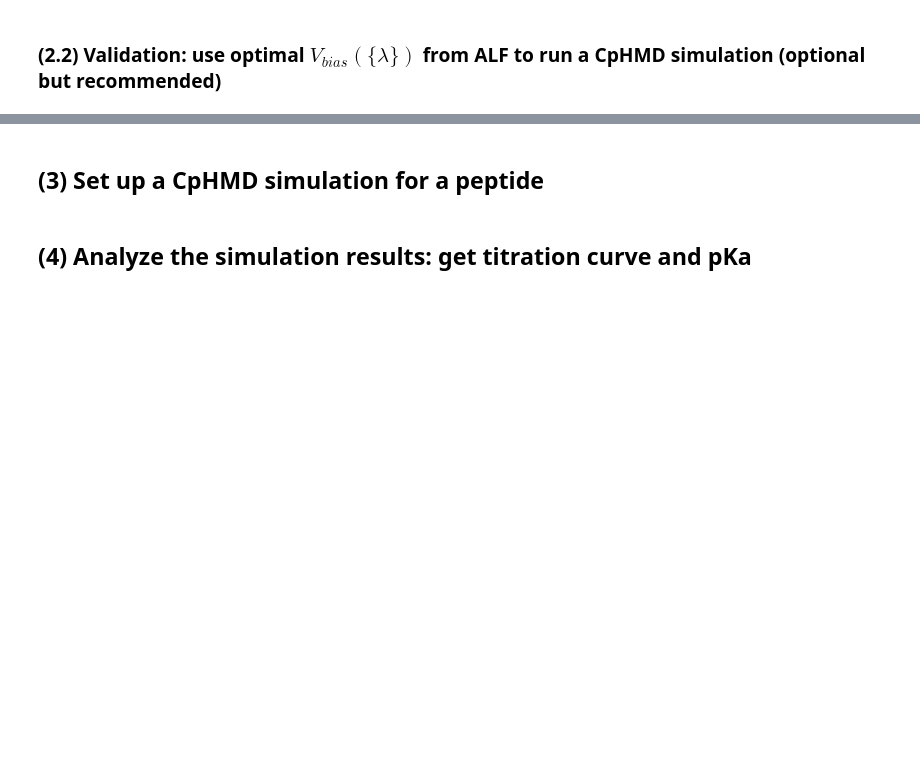
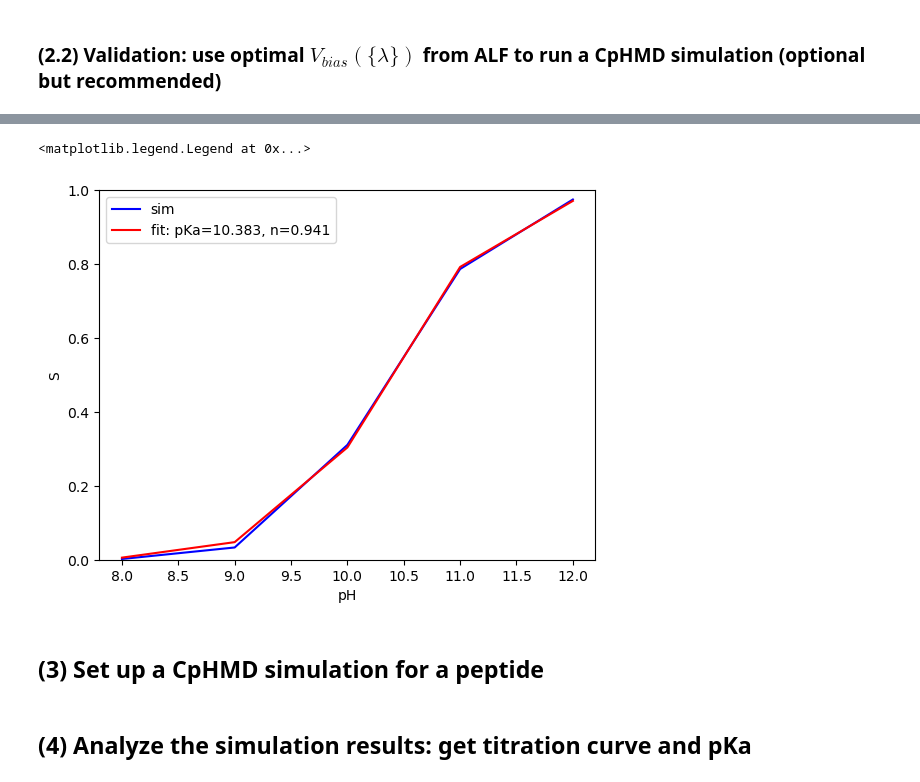
Before and after one commit to BrooksResearchGroup-UM/MSLD-Workshop, a Jupyter notebook: 7CpHMD/CpHMD.ipynb, the cells around one changed output, grey strips where cells are left out. Saved outputs shown, nothing was run; the diff lists cells and outputs as text; code cells hidden in the pictures; blank space fills up the shorter version.

```diff
--- a/7CpHMD/CpHMD.ipynb
+++ b/7CpHMD/CpHMD.ipynb
@@ -925,3 +1109,21 @@ for run in range(first_run,last_run+1):
+# %%
+def func(pH, pKa, n):
+    return 1/(1+10**(-1*n*(pH-pKa)))
+# %%
+from scipy.optimize import curve_fit
+popt, pcov = curve_fit(func, pH_list, S_list,bounds=([-1,0], [15,5]))
+# %%
+import matplotlib.pyplot as plt
+
+plt.xlabel('pH')
+plt.ylabel('S')
+plt.ylim(0,1)
+plt.plot(pH_list,S_list,'b-', label='sim')
+plt.plot(pH_list, func(pH_list, *popt), 'r-',label='fit: pKa=%5.3f, n=%5.3f' % tuple(popt))
+plt.legend()
+# %% [output]
+<matplotlib.legend.Legend at 0x...>
+[figure, added]
 # %% [markdown]
 ## (3) Set up a CpHMD simulation for a peptide
 # %% [markdown]
```
Also changed, not shown: parts of 12 cells of this notebook.
